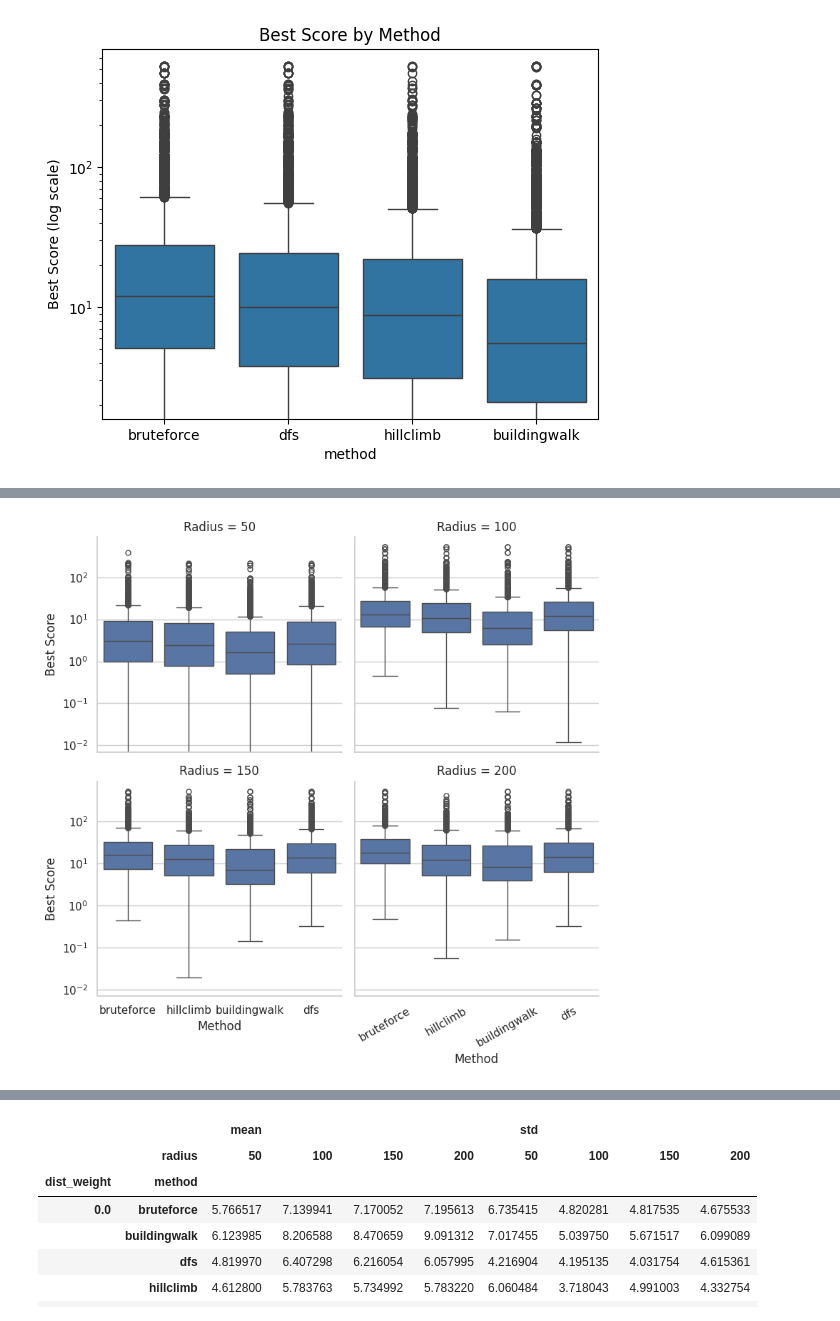
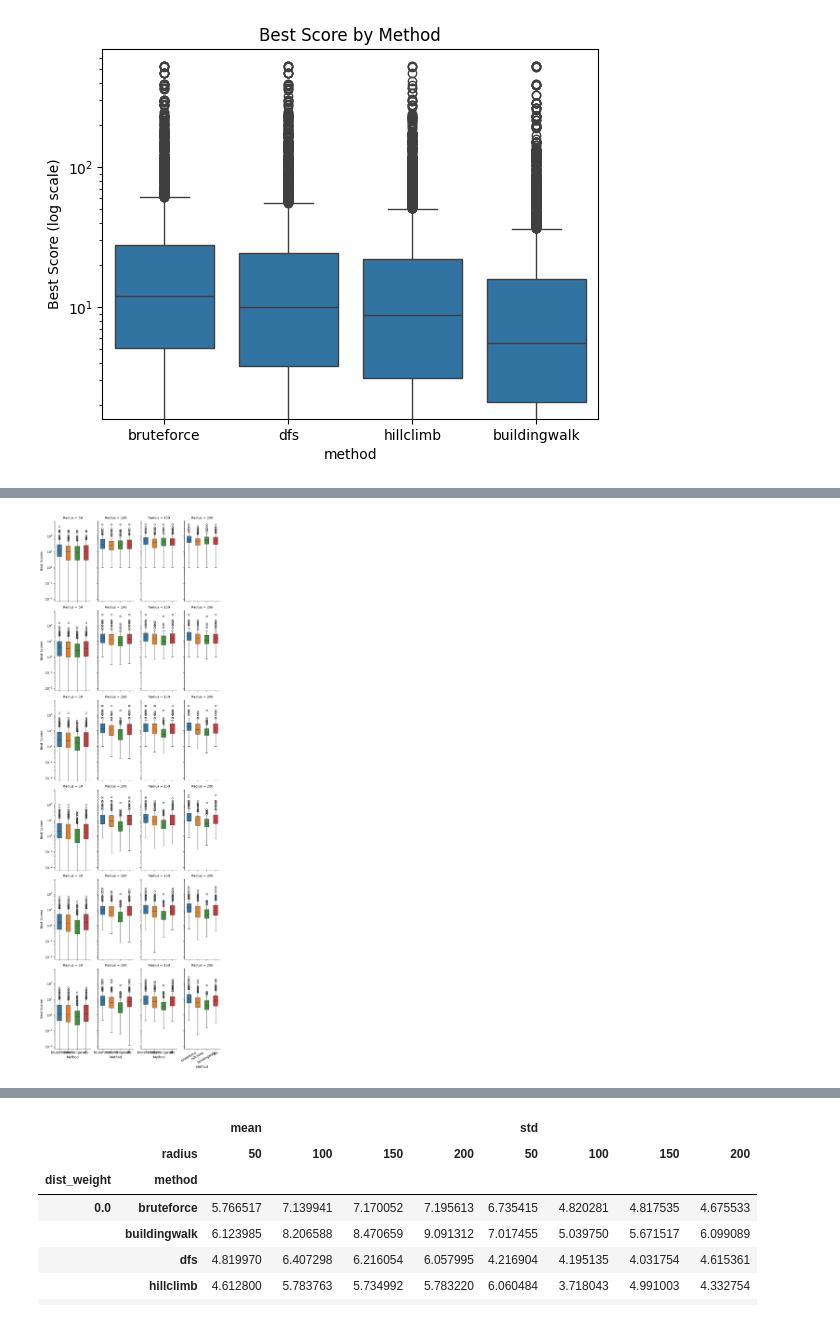
Before and after one commit to lewenhagen/AI_Enhanced_Method_for_Improved_CCTV_Camera_Placement, a Jupyter notebook: notebook.ipynb, the cells around one changed output, grey strips where cells are left out. Cells and saved outputs as stored; diff of their text form; code cells hidden in the pictures.

```diff
--- a/notebook.ipynb
+++ b/notebook.ipynb
@@ -99,21 +119,26 @@ plt.show()
 # %%
-# Best score, one for eahc method
+# Best score, one for each method
+
 g = sns.catplot(
     data=df,
     x="method",
     y="best_score",
     col="radius",
     kind="box",
-    col_wrap=2,
+    # col_wrap=4,
     height=4,
-    sharey=True
+    sharey=True,
+    width=0.5,
+    aspect=0.5,
+    hue="method",
+    row="dist_weight"
 )
 
 g.set(yscale="log")
 g.set_titles("Radius = {col_name}")
-g.set_axis_labels("Method", "Best Score")
+g.set_axis_labels("Method", "Best Scoree")
 plt.xticks(rotation=30)
 plt.tight_layout()
 plt.show()
 # %% [output]
-[figure, old version]
+[figure, new version]
```
Also changed, not shown: parts of 6 cells of this notebook.
